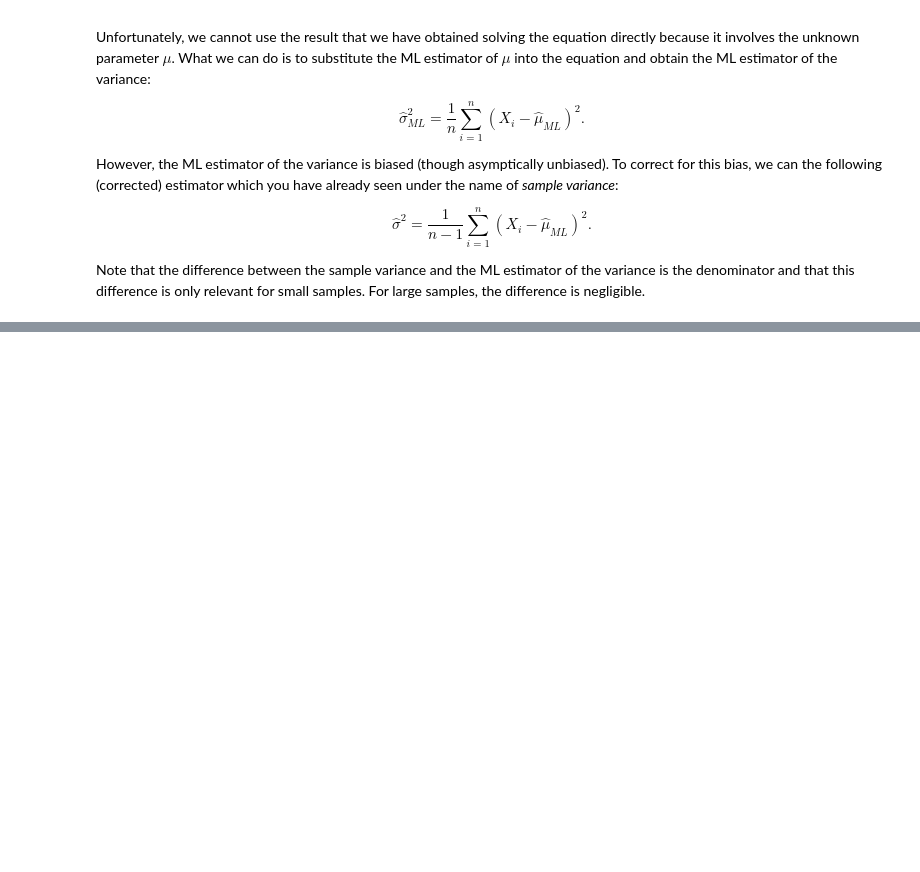
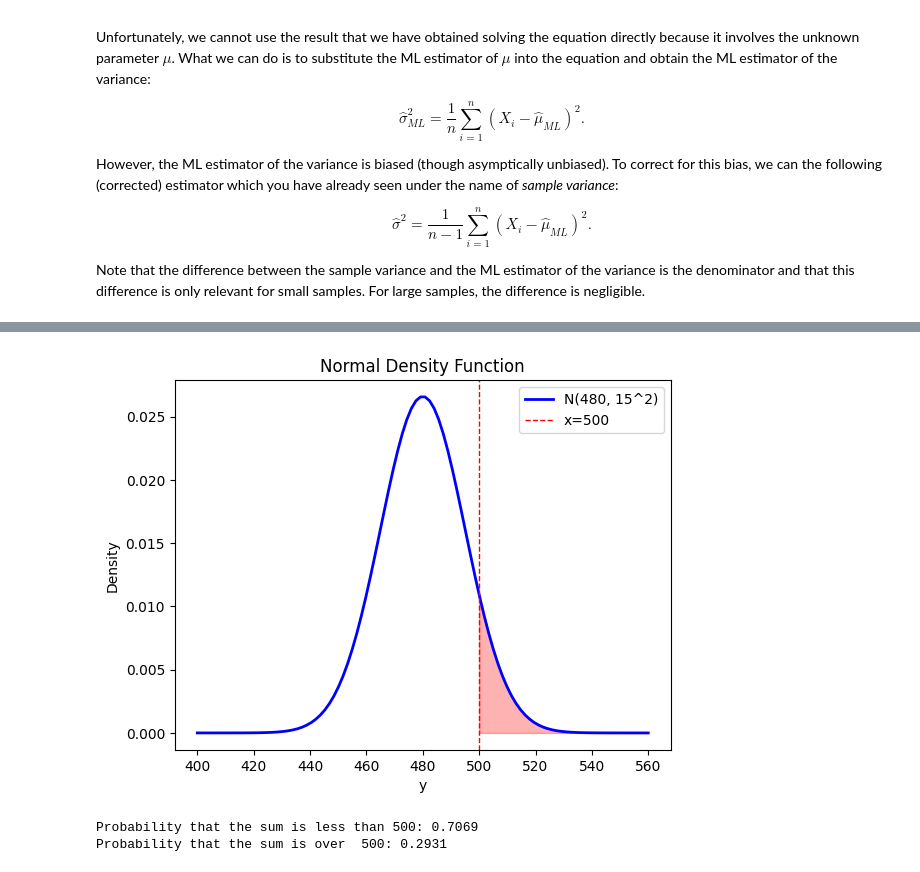
Before and after one commit to febse/stat2025, a Jupyter notebook: 12-Estimation.ipynb, the cells around one changed output, grey strips where cells are left out. Saved outputs shown, nothing was run; the diff lists cells and outputs as text; code cells hidden in the pictures; blank space fills up the shorter version.

```diff
--- a/12-Estimation.ipynb
+++ b/12-Estimation.ipynb
@@ -277,0 +441,33 @@ Mean of the corrected ML estimates for the variance: 0.9972861736460865
+# %%
+# Plot the density of a normal distribution with mean 480 and standard deviation 15
+
+x = np.linspace(400, 560, 100)
+mean = 480
+std_dev = 15
+y = 1 / (std_dev * np.sqrt(2 * np.pi)) * np.exp(- (x - mean)**2 / (2 * std_dev**2))
+
+plt.plot(x, y, color='blue', linewidth=2, label='N(480, 15^2)')
+plt.axvline(500, color='red', linestyle='dashed', linewidth=1, label='x=500')
+plt.xlabel('y')
+plt.ylabel('Density')
+plt.title('Normal Density Function')
+plt.legend()
+
+plt.fill_betweenx(y, x, 500, where=(x >= 500), color='red', alpha=0.3)
+plt.show()
+# %% [output]
+[figure, added]
+# %%
+from scipy.stats import norm
+
+# Probability that the sum of weights is less than 500 using the normal approximation
+
+mean_sum = 6 * mean_weight
+std_sum = np.sqrt(6 * std_weight**2)
+
+prob_less_500 = norm.cdf(500, loc=mean_sum, scale=std_sum)
+print(f'Probability that the sum is less than 500: {prob_less_500:.4f}')
+print(f'Probability that the sum is over  500: {1 - prob_less_500:.4f}')
+# %% [output]
+Probability that the sum is less than 500: 0.7069
+Probability that the sum is over  500: 0.2931
```
Also changed, not shown: parts of 13 cells of this notebook, 3 other files.
